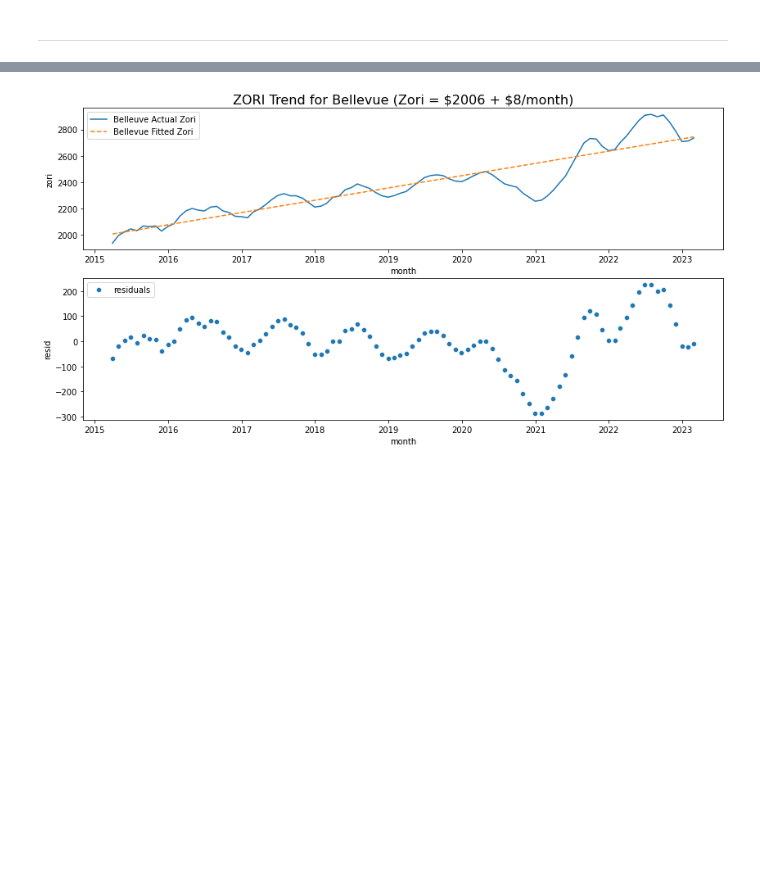
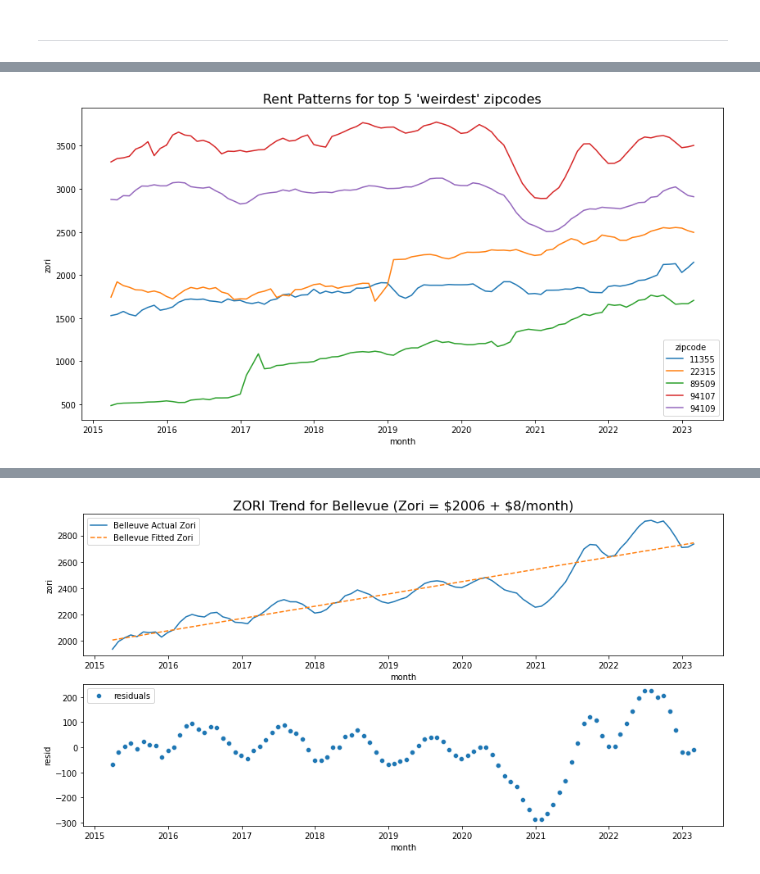
Before and after one commit to ichbinallen/zori_zori, a Jupyter notebook: notebooks/Zori_Rents.ipynb, the cells around one changed output, grey strips where cells are left out. Cells and saved outputs as stored; diff of their text form; code cells hidden in the pictures; blank space fills up the shorter version.

```diff
--- a/notebooks/Zori_Rents.ipynb
+++ b/notebooks/Zori_Rents.ipynb
@@ -349,0 +421,6 @@ sns.scatterplot(
+# %%
+anomaly_zips = lof_data.sort_values("local_outlier_factor", ascending=False).iloc[:5,]
+az = anomaly_zips.reset_index().zipcode
+
+plot_data = zori_complete[zori_complete.zipcode.isin(az)].copy()
+anomaly_zips
@@ -349,0 +436,5 @@ sns.scatterplot(
+# %%
+g = sns.lineplot(data=plot_data, x="month", y="zori", hue="zipcode")
+_ = g.set_title("Rent Patterns for top 5 'weirdest' zipcodes", fontsize=16)
+# %% [output]
+[figure, added]
```
Also changed, not shown: parts of 60 cells of this notebook.
